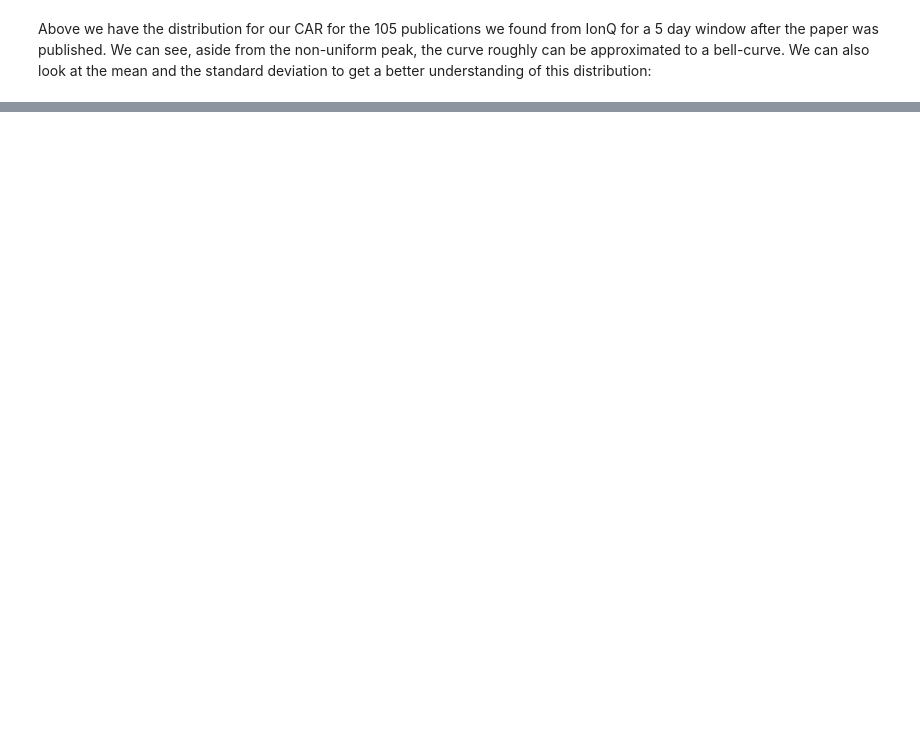
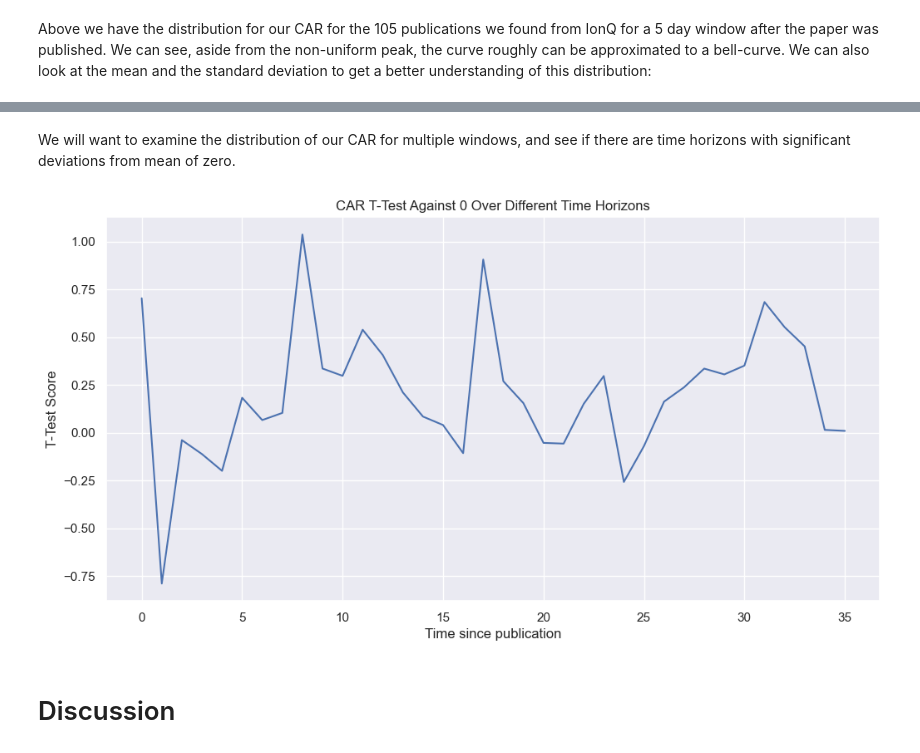
Before and after one commit to will-friend/QuantumSignalResearch, a Jupyter notebook: notebooks/01_IonQ_Starter_Exploration.ipynb, the cells around one changed output, grey strips where cells are left out. Cells and saved outputs as stored; diff of their text form; code cells hidden in the pictures; blank space fills up the shorter version.

Commit message:
Completed simple analysis of IonQ in 01, and progress in 02 with rolling regrssion analysis with CAR and t-tests

```diff
--- a/notebooks/01_IonQ_Starter_Exploration.ipynb
+++ b/notebooks/01_IonQ_Starter_Exploration.ipynb
@@ -209,0 +221,37 @@ CAR standard deviation for 5-day window : 0.015475460125794267
+# %% [markdown]
+We will want to examine the distribution of our CAR for multiple windows, and see if there are time horizons with significant deviations from mean of zero.
+# %%
+import scipy.stats as stats
+
+windows = [i for i in range(0,36)]
+
+t_stat_df = pd.DataFrame(index=windows)
+
+for window in windows:
+    cars = []
+    for event_date in arxiv_df['published']:
+        if event_date in stock_data.index:
+            idx = stock_data.index.get_loc(event_date)
+            car = compute_car(results.resid, idx, window=window)
+            cars.append(car)
+
+    cars = pd.Series(cars)
+    cars = cars.dropna()
+
+    t_stat_df.loc[window,'Mean'] = cars.mean()
+    t_stat_df.loc[window,'Std'] = cars.std()
+
+    tstat, pval = stats.ttest_1samp(cars, 0.0)
+
+    t_stat_df.loc[window,'t'] = tstat
+    t_stat_df.loc[window,'p-value'] = pval
+# %%
+ax, fig = plt.subplots(figsize=(12,6))
+_ = plt.plot(t_stat_df.index, t_stat_df['t'])
+_ = plt.xlabel("Time since publication")
+_ = plt.ylabel("T-Test Score")
+_ = plt.title("CAR T-Test Against 0 Over Different Time Horizons")
+# %% [output]
+[figure, added]
+# %% [markdown]
+# Discussion
```
Also changed, not shown: parts of 11 cells of this notebook, 1 other file.
